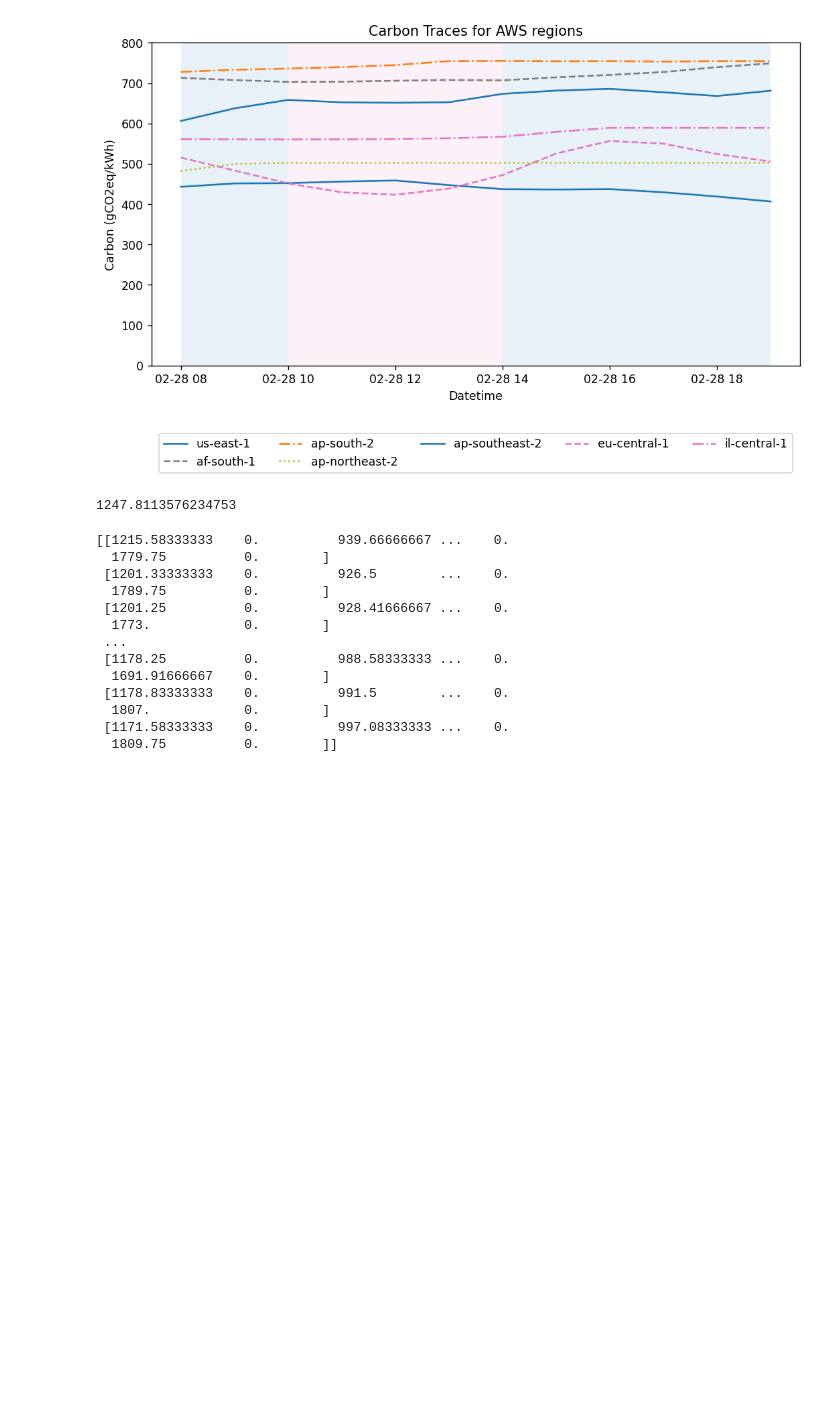
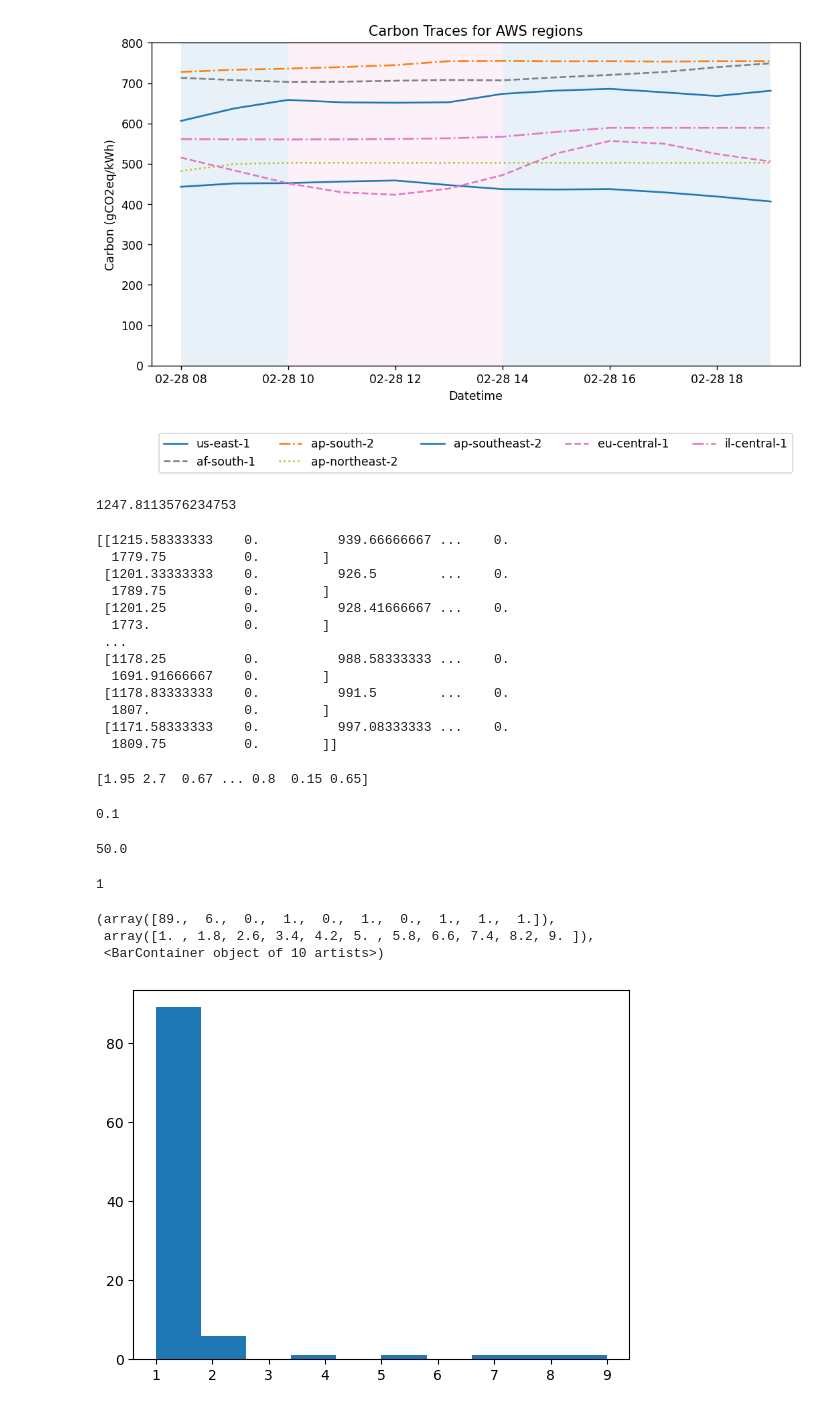
Before and after one commit to umassos/caslb-experiments, a Jupyter notebook: examiningCarbon.ipynb, the cells around one changed output. Drawn from its saved outputs; the diff is of its cells as text; code cells hidden in the pictures; blank space fills up the shorter version.

```diff
--- a/examiningCarbon.ipynb
+++ b/examiningCarbon.ipynb
@@ -369,0 +374,30 @@ print(carbon_simplex)
+# %%
+print(traces)
+# %% [output]
+[1.95 2.7  0.67 ... 0.8  0.15 0.65]
+# %%
+print(min(traces))
+# %% [output]
+0.1
+# %%
+print(max(traces))
+# %% [output]
+50.0
+# %%
+loadTraces.randomJobLength(2,10)
+# %% [output]
+1
+# %%
+import matplotlib.pyplot as plt
+
+lengths = []
+for _ in range(100):
+    lengths.append(loadTraces.randomJobLength(2,10))
+
+# plot a histogram of the job lengths
+plt.hist(lengths, bins=10)
+# %% [output]
+(array([89.,  6.,  0.,  1.,  0.,  1.,  0.,  1.,  1.,  1.]),
+ array([1. , 1.8, 2.6, 3.4, 4.2, 5. , 5.8, 6.6, 7.4, 8.2, 9. ]),
+ <BarContainer object of 10 artists>)
+[figure, added]
```
Also changed, not shown: parts of 5 cells of this notebook, 10 other files.
